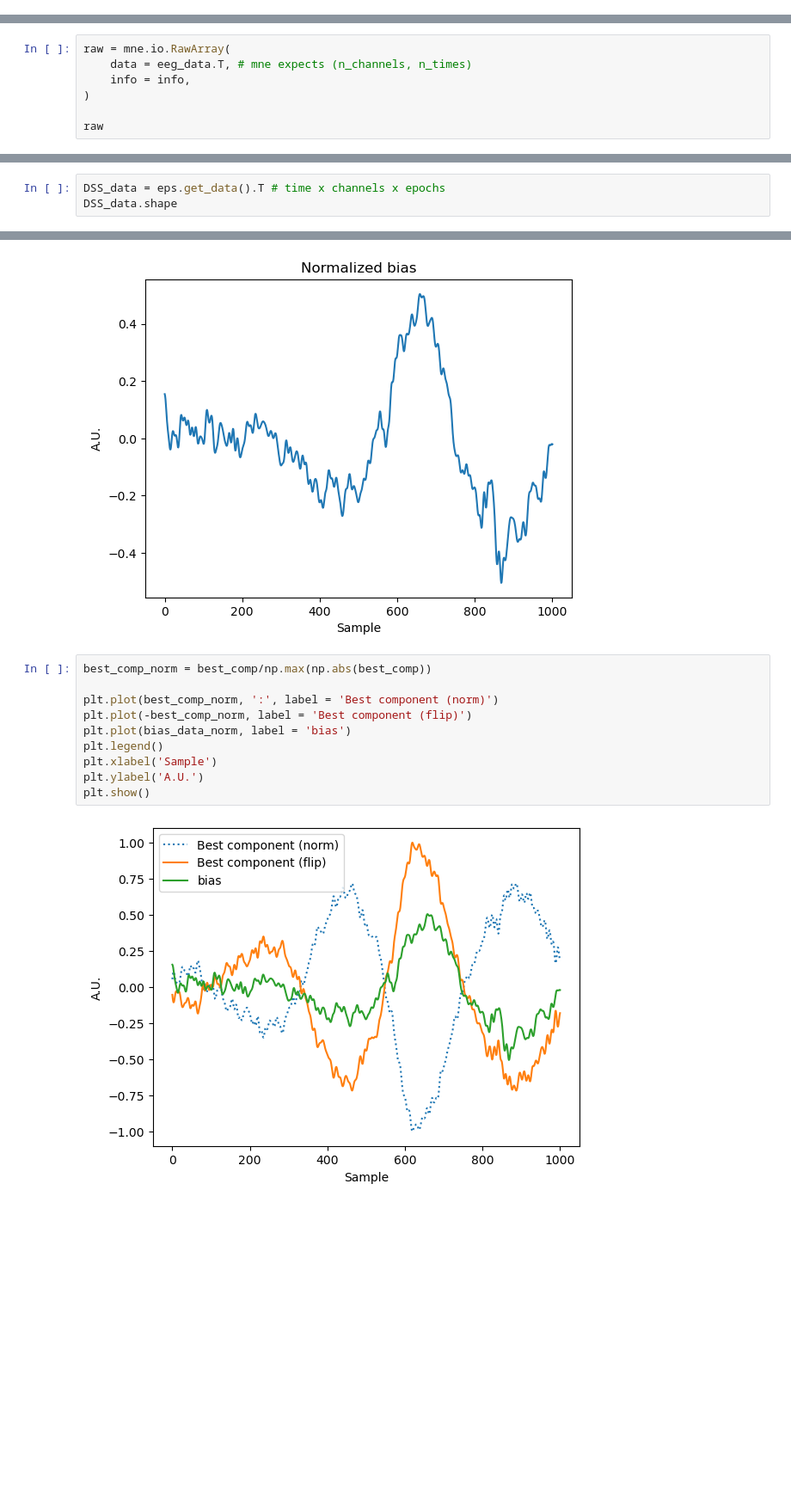
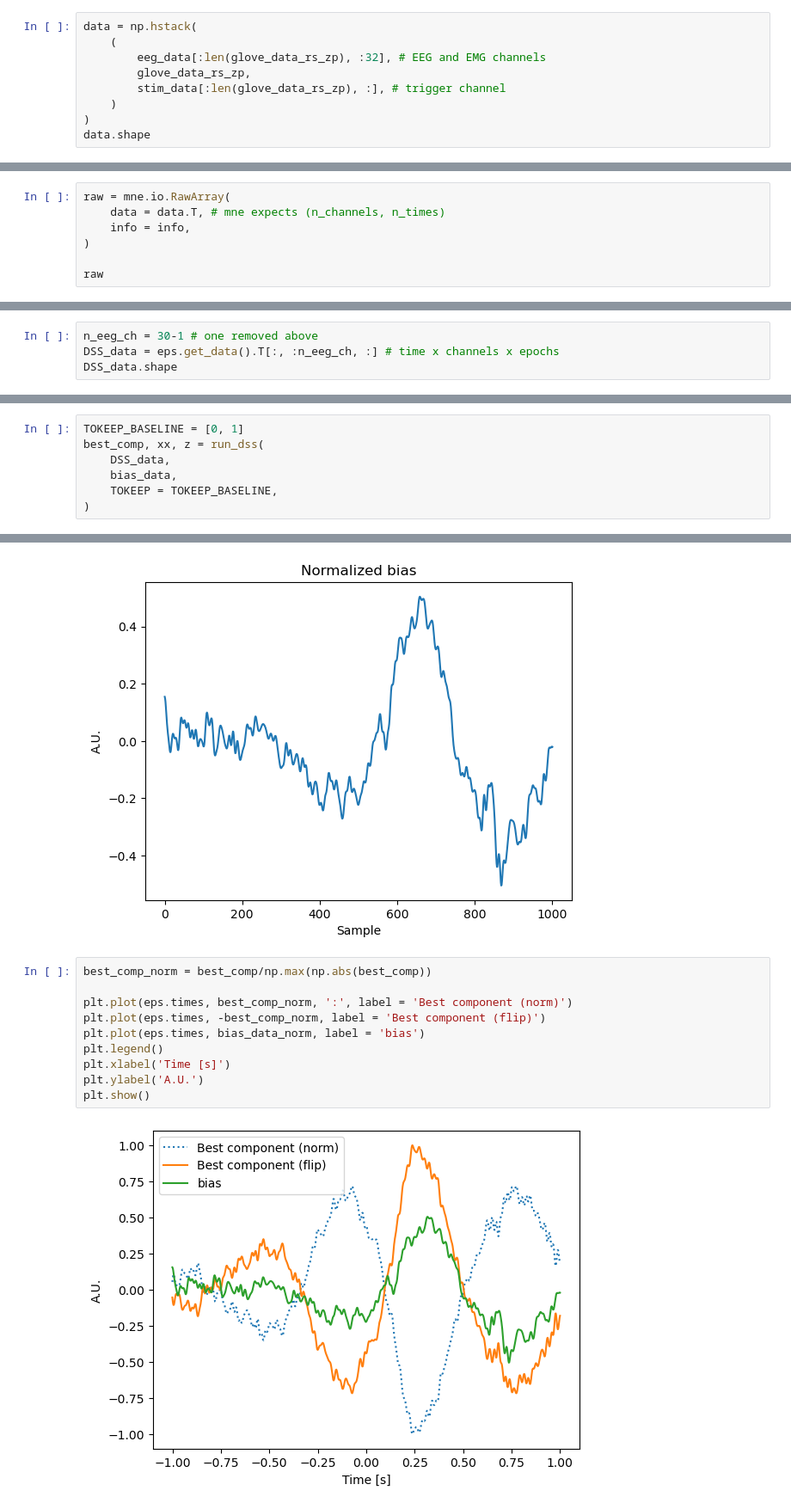
Before and after one commit to neuromorphs/ac23-eeg, a Jupyter notebook: mne/active_piano_dss_xdf.ipynb, the cells around one changed output, grey strips where cells are left out. Shown at 86% size. Saved outputs shown, nothing was run; the diff lists cells and outputs as text; blank space fills up the shorter version.

Commit message:
dss with glove bias

```diff
--- a/mne/active_piano_dss_xdf.ipynb
+++ b/mne/active_piano_dss_xdf.ipynb
@@ -193,0 +315,9 @@ https://mne.tools/stable/generated/mne.io.RawArray.html
+# %%
+data = np.hstack(
+    (
+        eeg_data[:len(glove_data_rs_zp), :32], # EEG and EMG channels
+        glove_data_rs_zp,
+        stim_data[:len(glove_data_rs_zp), :], # trigger channel
+    )
+)
+data.shape
@@ -194,6 +326,6 @@ https://mne.tools/stable/generated/mne.io.RawArray.html
 # %%
 raw = mne.io.RawArray(
-    data = eeg_data.T, # mne expects (n_channels, n_times)
+    data = data.T, # mne expects (n_channels, n_times)
     info = info,
 )
 
@@ -419,5 +523,6 @@ No baseline correction applied
 # %%
-DSS_data = eps.get_data().T # time x channels x epochs
+n_eeg_ch = 30-1 # one removed above
+DSS_data = eps.get_data().T[:, :n_eeg_ch, :] # time x channels x epochs
 DSS_data.shape
 # %% [output]
 Using data from preloaded Raw for 571 events and 1001 original time points ...
@@ -504,0 +615,7 @@ xx = fold(np.dot(unfold(DSS_data), todss[:, TOKEEP] @ fromdss[TOKEEP, :]), epoch
+# %%
+TOKEEP_BASELINE = [0, 1]
+best_comp, xx, z = run_dss(
+    DSS_data,
+    bias_data,
+    TOKEEP = TOKEEP_BASELINE,
+)
@@ -548,12 +673,12 @@ plt.show()
 # %%
 best_comp_norm = best_comp/np.max(np.abs(best_comp))
 
-plt.plot(best_comp_norm, ':', label = 'Best component (norm)')
-plt.plot(-best_comp_norm, label = 'Best component (flip)')
-plt.plot(bias_data_norm, label = 'bias')
+plt.plot(eps.times, best_comp_norm, ':', label = 'Best component (norm)')
+plt.plot(eps.times, -best_comp_norm, label = 'Best component (flip)')
+plt.plot(eps.times, bias_data_norm, label = 'bias')
 plt.legend()
-plt.xlabel('Sample')
+plt.xlabel('Time [s]')
 plt.ylabel('A.U.')
 plt.show()
 # %% [output]
-[figure, old version]
+[figure, new version]
```
Also changed, not shown: parts of 62 cells of this notebook.
